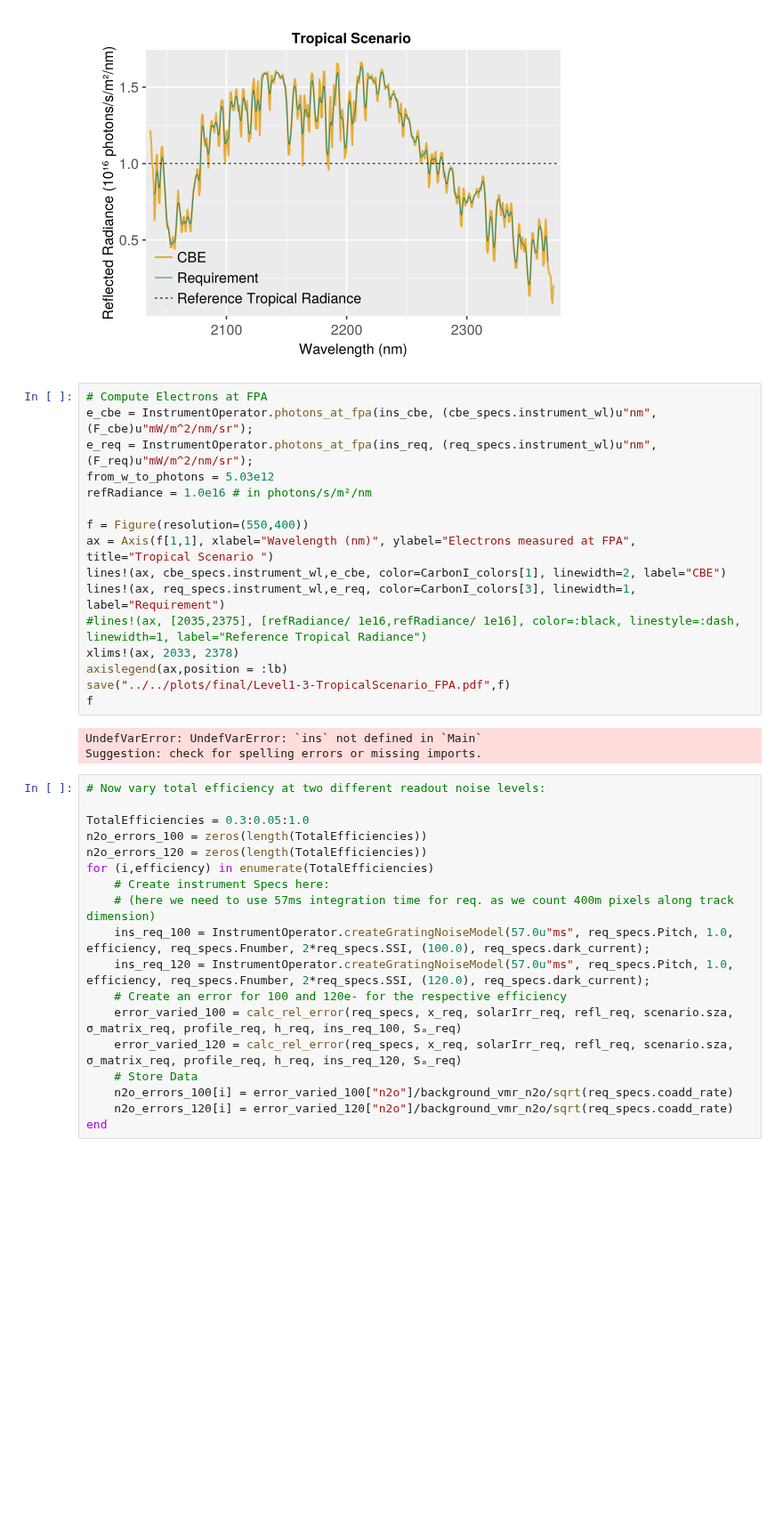
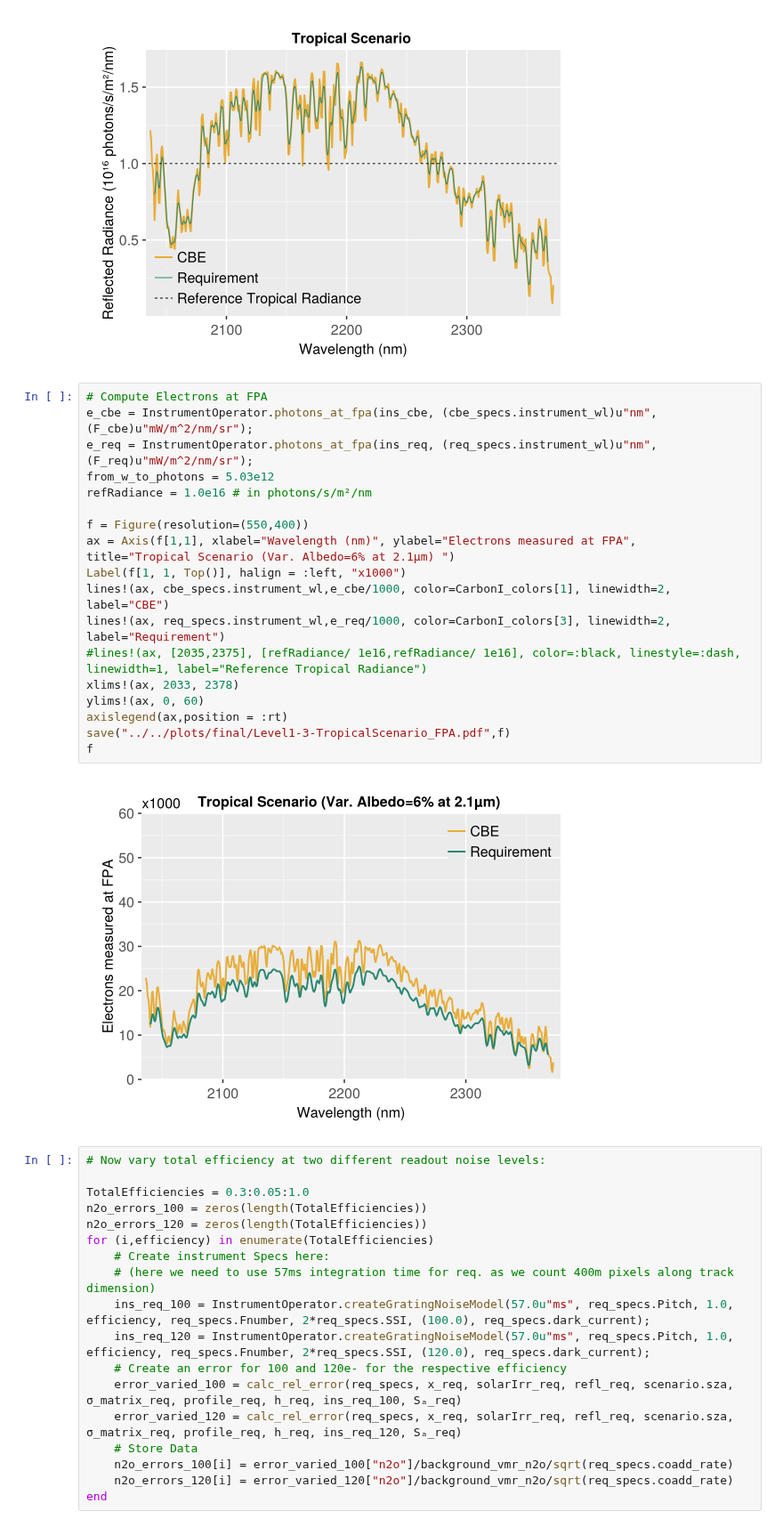
Before and after one commit to Carbon-I/CarbonI, a Jupyter notebook: src/notebooks/Level1-Req-3.ipynb, the cells around one changed output. Shown at 89% size. Drawn from its saved outputs; the diff is of its cells as text; blank space fills up the shorter version.

```diff
--- a/src/notebooks/Level1-Req-3.ipynb
+++ b/src/notebooks/Level1-Req-3.ipynb
@@ -277,22 +286,23 @@ f
 # %%
 # Compute Electrons at FPA
 e_cbe = InstrumentOperator.photons_at_fpa(ins_cbe, (cbe_specs.instrument_wl)u"nm", (F_cbe)u"mW/m^2/nm/sr");
 e_req = InstrumentOperator.photons_at_fpa(ins_req, (req_specs.instrument_wl)u"nm", (F_req)u"mW/m^2/nm/sr");
 from_w_to_photons = 5.03e12
 refRadiance = 1.0e16 # in photons/s/m²/nm
 
 f = Figure(resolution=(550,400))
-ax = Axis(f[1,1], xlabel="Wavelength (nm)", ylabel="Electrons measured at FPA",  title="Tropical Scenario ")
-lines!(ax, cbe_specs.instrument_wl,e_cbe, color=CarbonI_colors[1], linewidth=2, label="CBE")
-lines!(ax, req_specs.instrument_wl,e_req, color=CarbonI_colors[3], linewidth=1, label="Requirement")
+ax = Axis(f[1,1], xlabel="Wavelength (nm)", ylabel="Electrons measured at FPA",  title="Tropical Scenario (Var. Albedo=6% at 2.1µm) ")
+Label(f[1, 1, Top()], halign = :left, "x1000")
+lines!(ax, cbe_specs.instrument_wl,e_cbe/1000, color=CarbonI_colors[1], linewidth=2, label="CBE")
+lines!(ax, req_specs.instrument_wl,e_req/1000, color=CarbonI_colors[3], linewidth=2, label="Requirement")
 #lines!(ax, [2035,2375], [refRadiance/ 1e16,refRadiance/ 1e16], color=:black, linestyle=:dash, linewidth=1, label="Reference Tropical Radiance")
 xlims!(ax, 2033, 2378)
-axislegend(ax,position = :lb)
+ylims!(ax, 0, 60)
+axislegend(ax,position = :rt)
 save("../../plots/final/Level1-3-TropicalScenario_FPA.pdf",f)
 f
 # %% [output]
-UndefVarError: UndefVarError: `ins` not defined in `Main`
-Suggestion: check for spelling errors or missing imports.
+[figure, added]
 # %%
 # Now vary total efficiency at two different readout noise levels:
 
```
Also changed, not shown: parts of 5 cells of this notebook, 5 other files.
